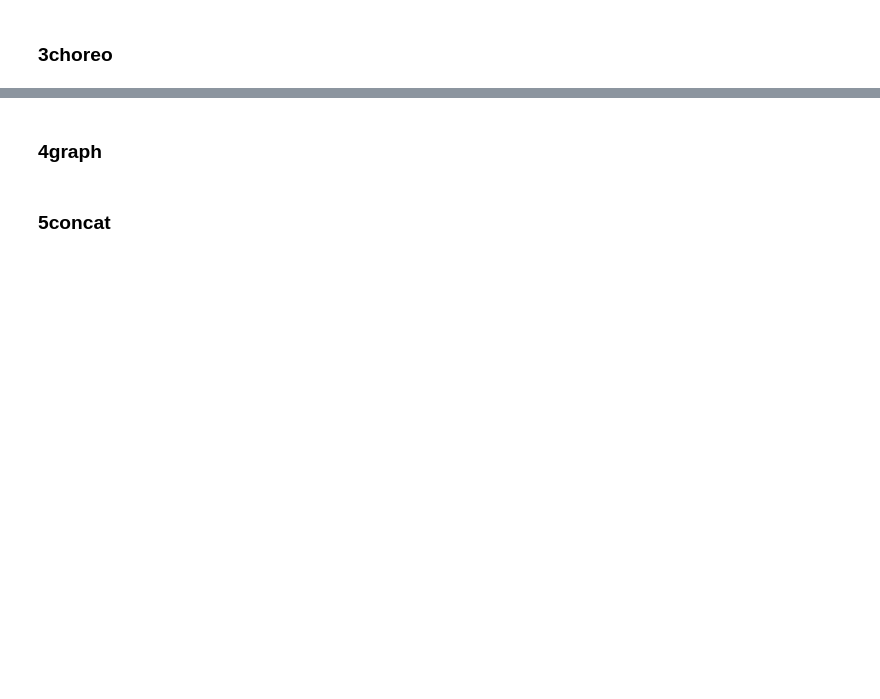
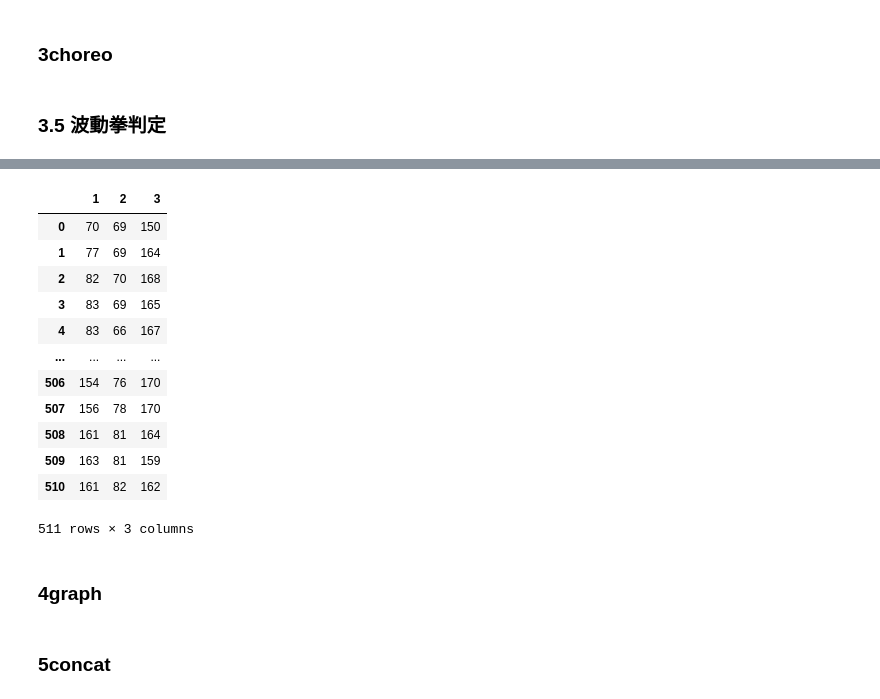
Before and after one commit to c-c-c-c/sdance, a Jupyter notebook: sdance_autorun_hado.ipynb, the cells around one changed output, grey strips where cells are left out. Drawn from its saved outputs; the diff is of its cells as text; code cells hidden in the pictures; blank space fills up the shorter version.

```diff
--- a/sdance_autorun_hado.ipynb
+++ b/sdance_autorun_hado.ipynb
@@ -41,6 +41,7 @@ SDANCE_1_IMAGE_DIR = SDANCE_CACHE_OUTPUT_DIR / '1image'
 SDANCE_2_CSV_DIR = SDANCE_CACHE_OUTPUT_DIR / '2csv'
 SDANCE_2_POSE_DIR = SDANCE_CACHE_OUTPUT_DIR / '2pose'
 SDANCE_3_CHOREO_DIR = SDANCE_CACHE_OUTPUT_DIR / '3choreo'
+SDANCE_3_5_HADO_DIR = SDANCE_CACHE_OUTPUT_DIR / '3_5hado'
 SDANCE_4_GRAPH_DIR = SDANCE_CACHE_OUTPUT_DIR / '4graph'
 SDANCE_5_CONCAT_DIR = SDANCE_CACHE_OUTPUT_DIR / '5concat'
 SDANCE_6_BEAT_DIR = SDANCE_CACHE_OUTPUT_DIR / '6beat'
@@ -629,3 +623,5 @@ def run_choreo():
 
     logger.debug('$$$$$$$$$$$$$$$$$$$$$$$$$$$$$$$$$$$')
     logger.debug('done. run_choreo')
+# %% [markdown]
+### 3.5 波動拳判定
@@ -631,0 +710,4 @@ def run_choreo():
+# %%
+df_c = run_hado()
+df_c.iloc[:,2:5]
+# %% [output]
@@ -632,3 +718,16 @@ def run_choreo():
+|  | 1 | 2 | 3 |
+| 0 | 70 | 69 | 150 |
+| 1 | 77 | 69 | 164 |
+| 2 | 82 | 70 | 168 |
+| 3 | 83 | 69 | 165 |
+| 4 | 83 | 66 | 167 |
+| ... | ... | ... | ... |
+| 506 | 154 | 76 | 170 |
+| 507 | 156 | 78 | 170 |
+| 508 | 161 | 81 | 164 |
+| 509 | 163 | 81 | 159 |
+| 510 | 161 | 82 | 162 |
+511 rows × 3 columns
 # %% [markdown]
 ### 4graph
 # %%
```
Also changed, not shown: parts of 13 cells of this notebook.
